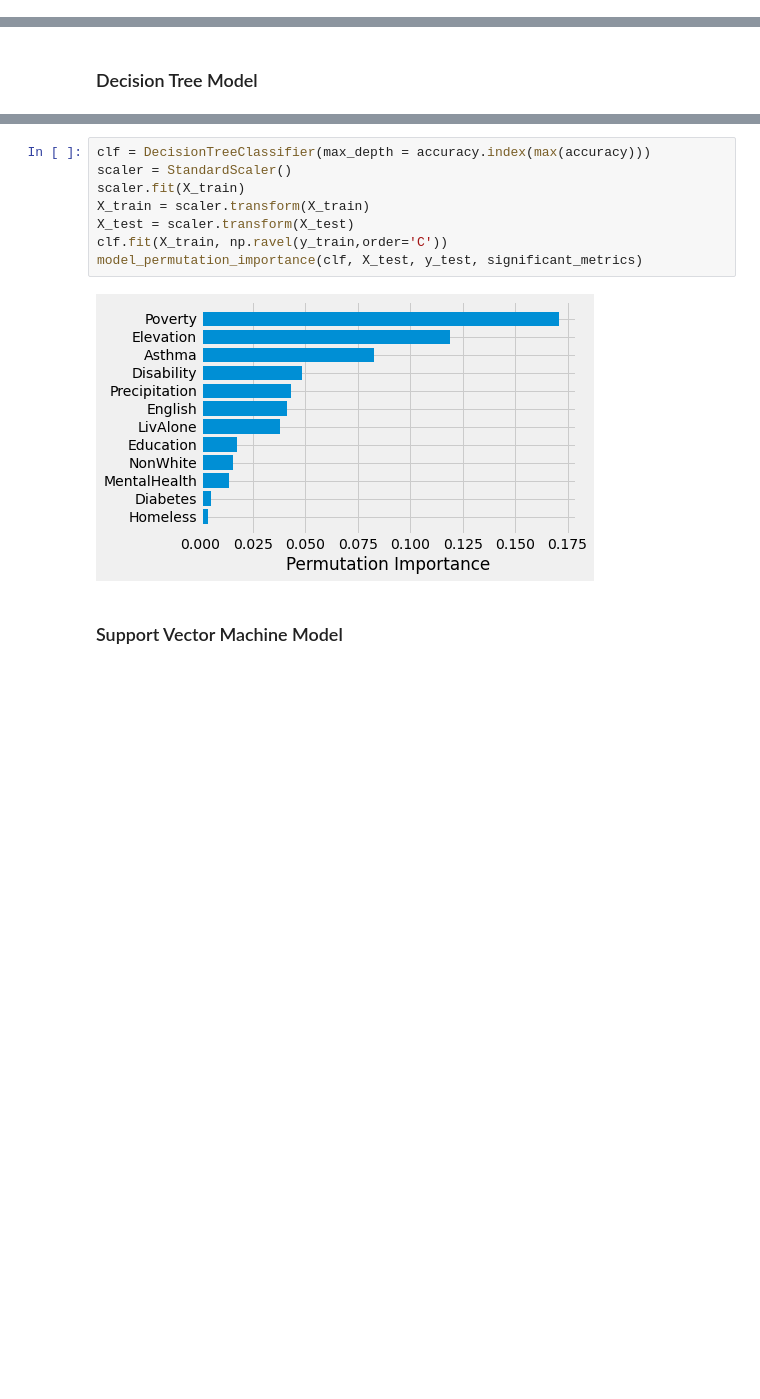
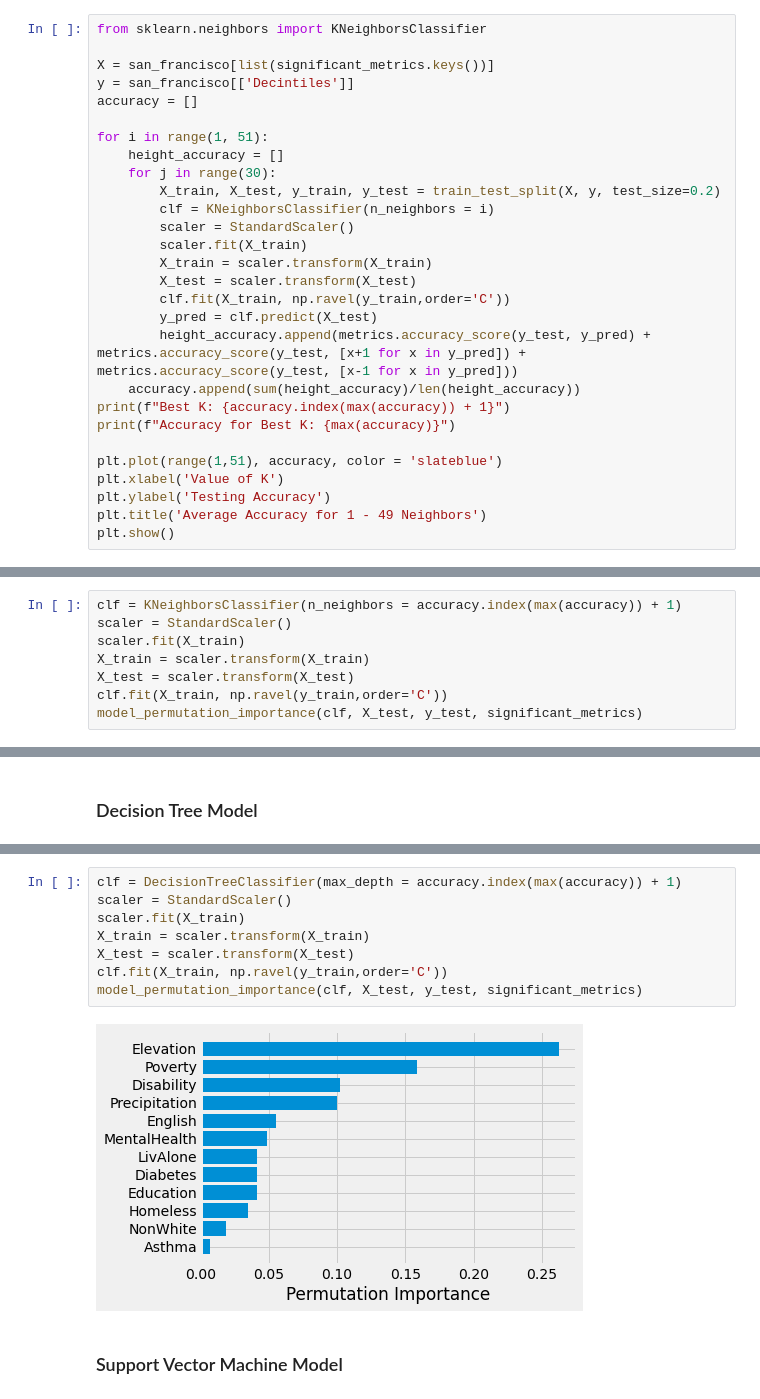
Before and after one commit to Ranabor/CDC-2022, a Jupyter notebook: data_exploration.ipynb, the cells around one changed output, grey strips where cells are left out. Cells and saved outputs as stored; diff of their text form; blank space fills up the shorter version.

```diff
--- a/data_exploration.ipynb
+++ b/data_exploration.ipynb
@@ -117,0 +122,28 @@ def model_permutation_importance(clf, X_test, y_test, significant_metrics):
+# %%
+from sklearn.neighbors import KNeighborsClassifier
+
+X = san_francisco[list(significant_metrics.keys())]
+y = san_francisco[['Decintiles']]
+accuracy = []
+
+for i in range(1, 51):
+    height_accuracy = []
+    for j in range(30):
+        X_train, X_test, y_train, y_test = train_test_split(X, y, test_size=0.2)
+        clf = KNeighborsClassifier(n_neighbors = i)
+        scaler = StandardScaler()
+        scaler.fit(X_train)
+        X_train = scaler.transform(X_train)
+        X_test = scaler.transform(X_test)
+        clf.fit(X_train, np.ravel(y_train,order='C'))
+        y_pred = clf.predict(X_test)
+        height_accuracy.append(metrics.accuracy_score(y_test, y_pred) + metrics.accuracy_score(y_test, [x+1 for x in y_pred]) + metrics.accuracy_score(y_test, [x-1 for x in y_pred]))
+    accuracy.append(sum(height_accuracy)/len(height_accuracy))
+print(f"Best K: {accuracy.index(max(accuracy)) + 1}")
+print(f"Accuracy for Best K: {max(accuracy)}")
+
+plt.plot(range(1,51), accuracy, color = 'slateblue')
+plt.xlabel('Value of K')
+plt.ylabel('Testing Accuracy')
+plt.title('Average Accuracy for 1 - 49 Neighbors')
+plt.show()
@@ -117,0 +154,8 @@ def model_permutation_importance(clf, X_test, y_test, significant_metrics):
+# %%
+clf = KNeighborsClassifier(n_neighbors = accuracy.index(max(accuracy)) + 1)
+scaler = StandardScaler()
+scaler.fit(X_train)
+X_train = scaler.transform(X_train)
+X_test = scaler.transform(X_test)
+clf.fit(X_train, np.ravel(y_train,order='C'))
+model_permutation_importance(clf, X_test, y_test, significant_metrics)
@@ -151,13 +194,13 @@ Accuracy for Best K: 0.799137931034483
 # %%
-clf = DecisionTreeClassifier(max_depth = accuracy.index(max(accuracy)))
+clf = DecisionTreeClassifier(max_depth = accuracy.index(max(accuracy)) + 1)
 scaler = StandardScaler()
 scaler.fit(X_train)
 X_train = scaler.transform(X_train)
 X_test = scaler.transform(X_test)
 clf.fit(X_train, np.ravel(y_train,order='C'))
 model_permutation_importance(clf, X_test, y_test, significant_metrics)
 # %% [output]
-[figure, old version]
+[figure, new version]
 # %% [markdown]
 ### Support Vector Machine Model
 # %%
```
Also changed, not shown: parts of 8 cells of this notebook.
